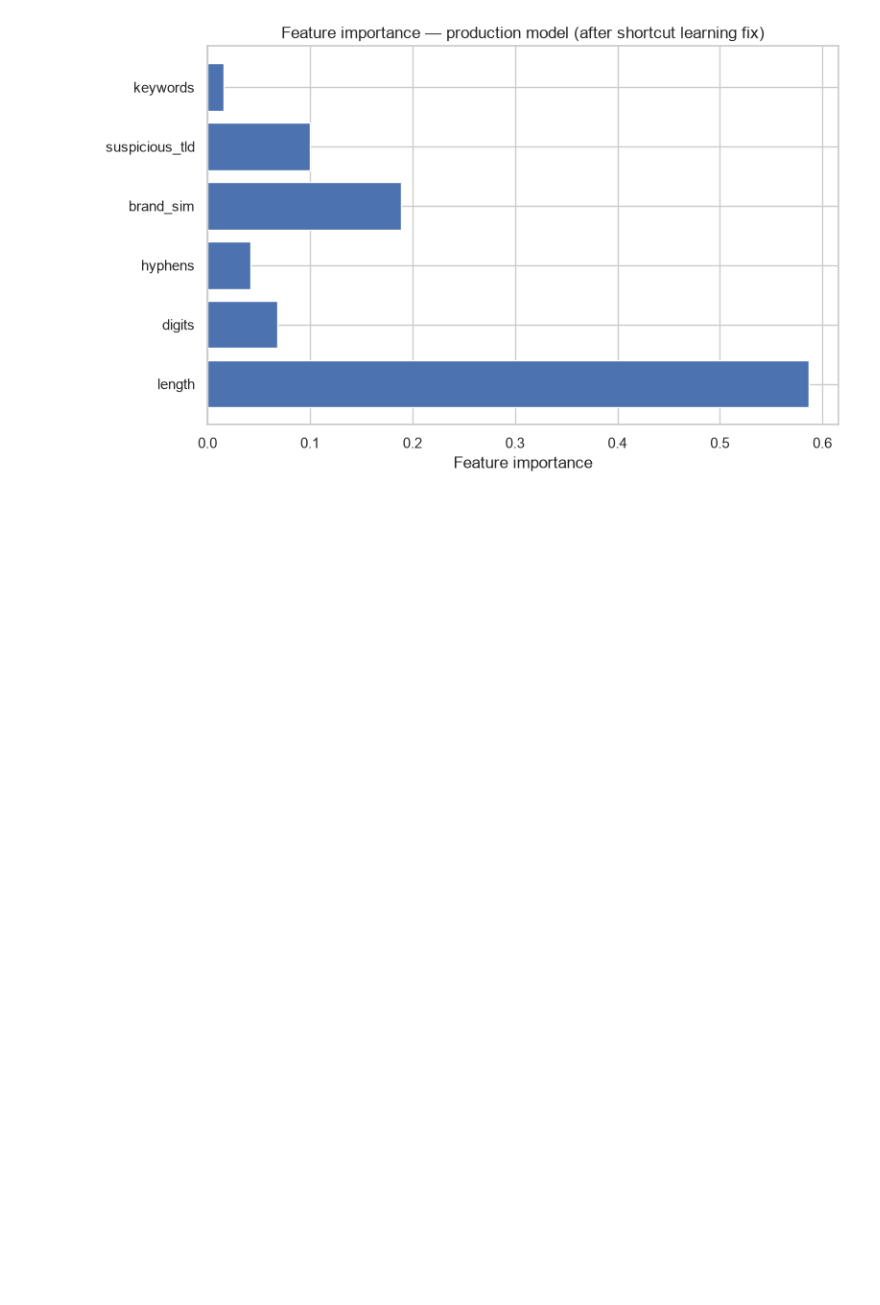
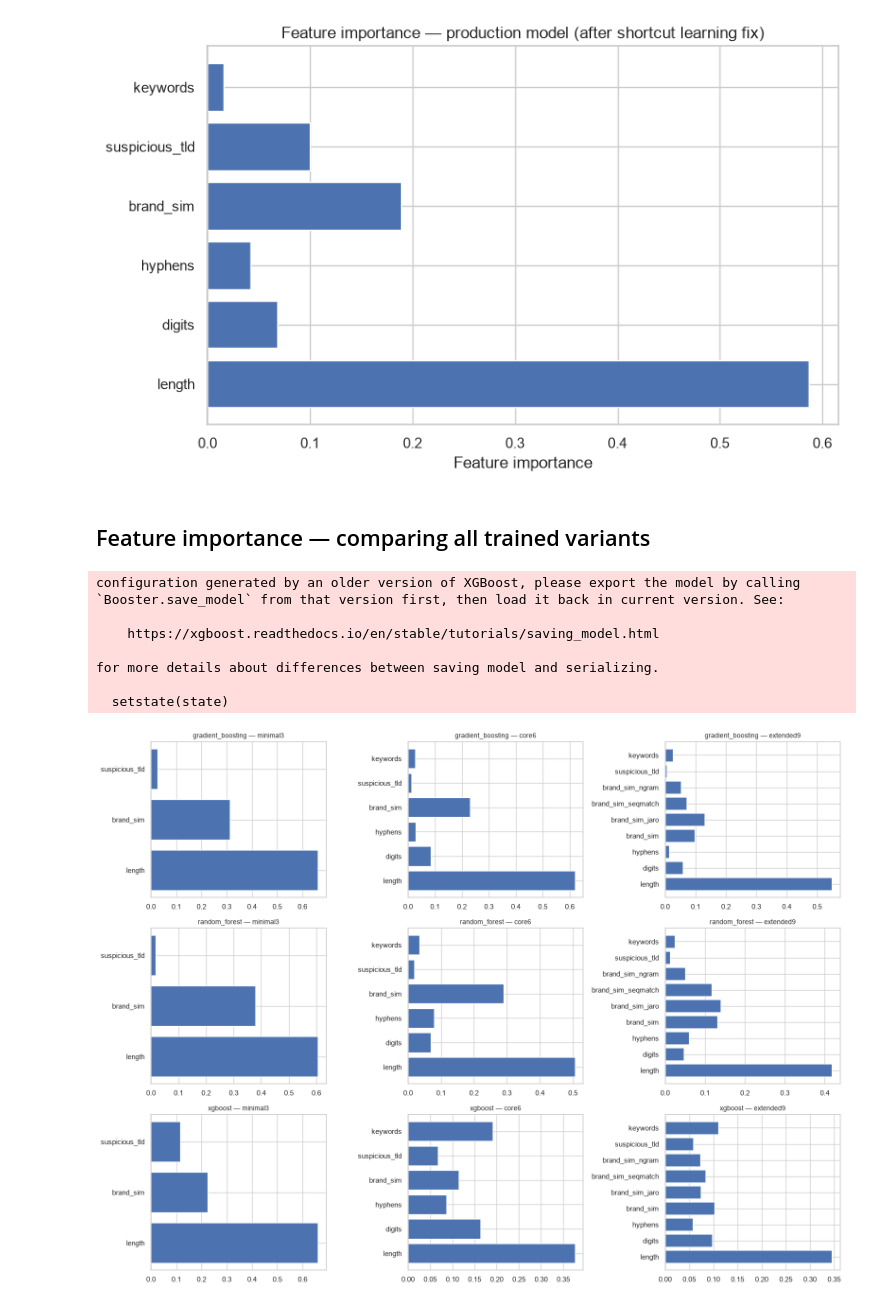
Before and after one commit to michallitwin/phishguard-live, a Jupyter notebook: notebooks/eda.ipynb, the cells around one changed output. Cells and saved outputs as stored; diff of their text form; code cells hidden in the pictures; blank space fills up the shorter version.

Commit message:
changed level decision , added feature importance and regularize the model

```diff
--- a/notebooks/eda.ipynb
+++ b/notebooks/eda.ipynb
@@ -271,3 +273,44 @@ plt.tight_layout()
 plt.show()
 # %% [output]
 [figure]
+# %% [markdown]
+## Feature importance — comparing all trained variants
+# %%
+import joblib
+import json
+from pathlib import Path
+import matplotlib.pyplot as plt
+import xgboost
+
+
+PROJECT_ROOT = Path.cwd().parent
+PROFILES_DIR = PROJECT_ROOT / "models" / "profiles"
+profiles = json.loads((PROJECT_ROOT / "config" / "feature_profiles.json").read_text())
+
+MODEL_SLUGS = ["gradient_boosting", "random_forest", "xgboost"]
+PROFILE_NAMES = ["minimal3", "core6", "extended9"]
+
+fig, axes = plt.subplots(3, 3, figsize=(16, 12))
+
+for i, model_slug in enumerate(MODEL_SLUGS):
+    for j, profile_name in enumerate(PROFILE_NAMES):
+        model_path = PROFILES_DIR / f"{model_slug}_{profile_name}.joblib"
+        model = joblib.load(model_path)
+        feature_names = profiles[profile_name]
+
+        ax = axes[i, j]
+        ax.barh(feature_names, model.feature_importances_)
+        ax.set_title(f"{model_slug} — {profile_name}", fontsize=10)
+
+plt.tight_layout()
+plt.show()
+# %% [output]
+configuration generated by an older version of XGBoost, please export the model by calling
+`Booster.save_model` from that version first, then load it back in current version. See:
+
+    https://xgboost.readthedocs.io/en/stable/tutorials/saving_model.html
+
+for more details about differences between saving model and serializing.
+
+  setstate(state)
+[figure, added]
```
Also changed, not shown: parts of 2 cells of this notebook, 6 other files.
